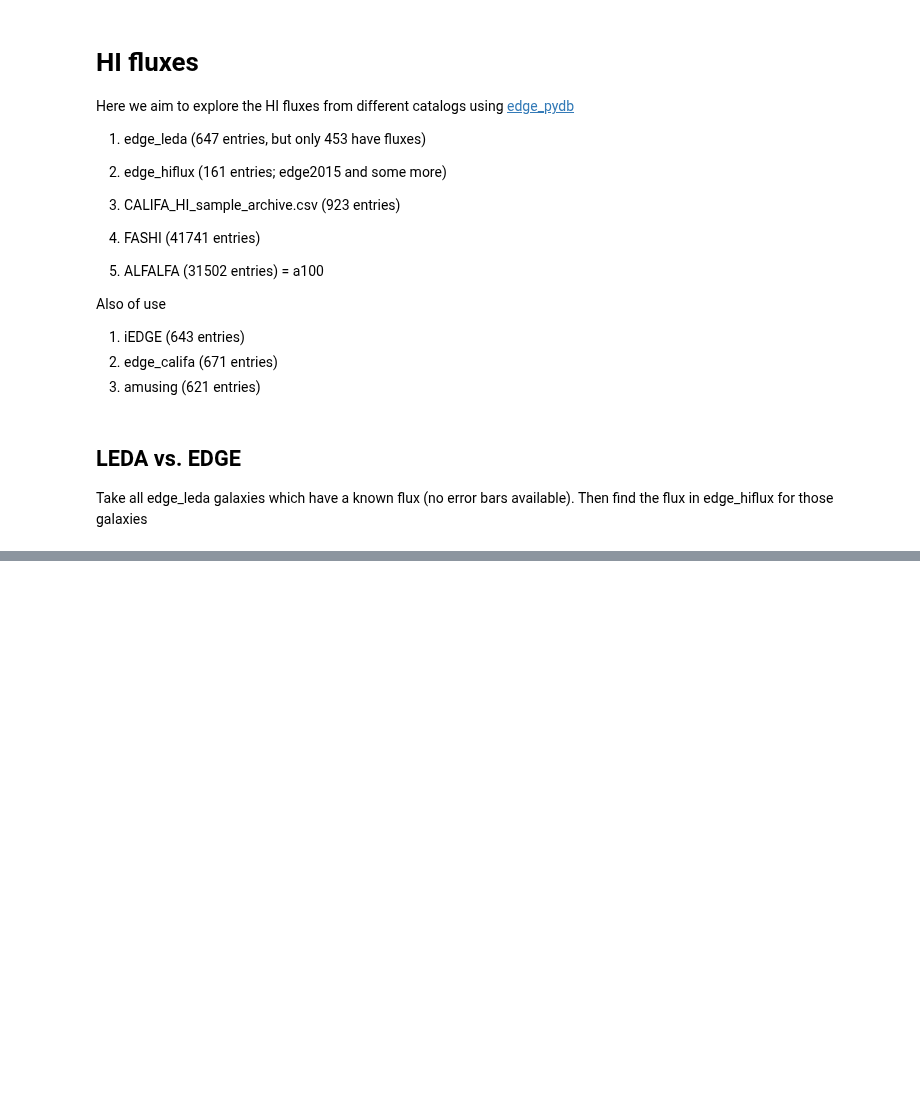
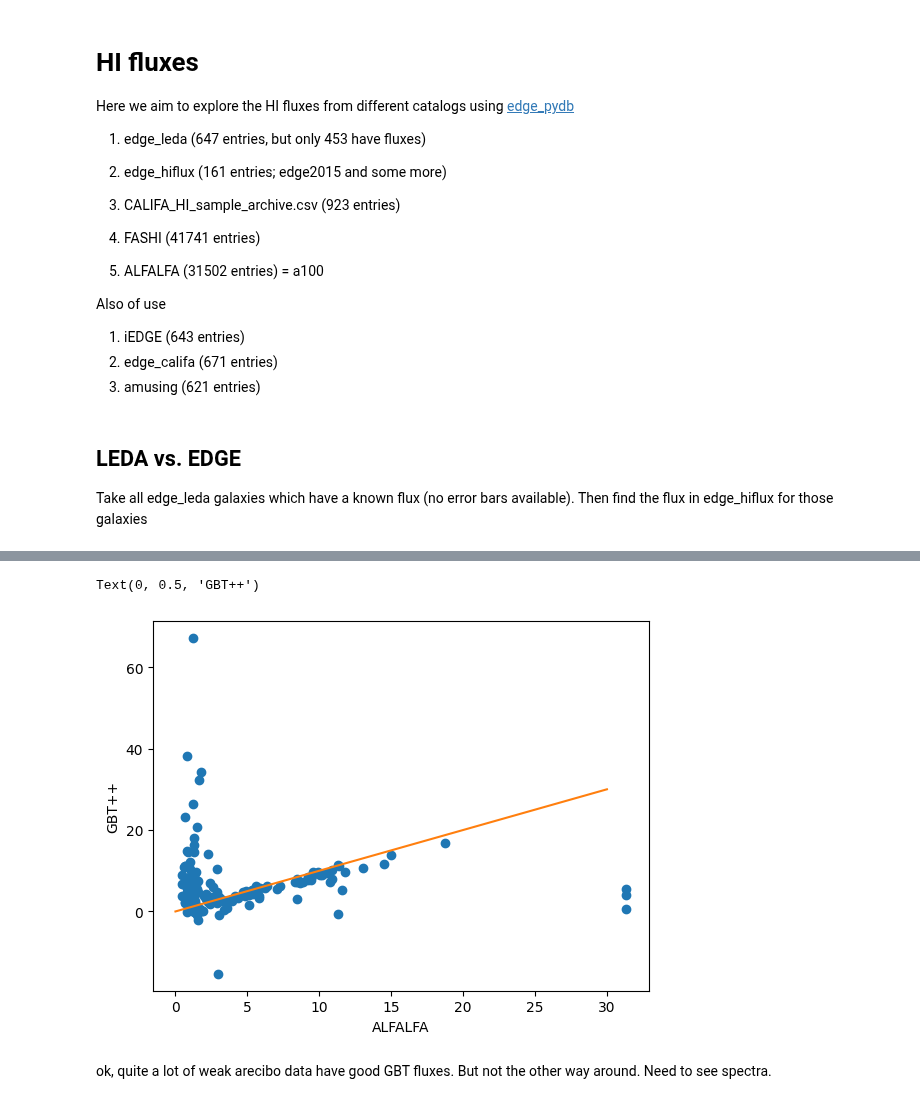
Before and after one commit to teuben/GBT-EDGE-HI, a Jupyter notebook: gals/hi_surveys.ipynb, the cells around one changed output, grey strips where cells are left out. Drawn from its saved outputs; the diff is of its cells as text; code cells hidden in the pictures; blank space fills up the shorter version.

```diff
--- a/gals/hi_surveys.ipynb
+++ b/gals/hi_surveys.ipynb
@@ -210,0 +459,4 @@ a100
+# %%
+# add more columns.... I didn't know how to do the join here
+a100_near["Name2"] = t31["Name"]
+a100_near["SigInt"] = t31["SigInt"]
@@ -210,0 +491,10 @@ a100
+# %%
+plt.plot(a100_near["HIflux"], a100_near["SigInt"],"o")
+plt.plot([0,30],[0,30])
+plt.xlabel("ALFALFA")
+plt.ylabel("GBT++")
+# %% [output]
+Text(0, 0.5, 'GBT++')
+[figure, added]
+# %% [markdown]
+ok, quite a lot of weak arecibo data have good GBT fluxes.  But not the other way around.  Need to see spectra.
```
Also changed, not shown: parts of 34 cells of this notebook.
